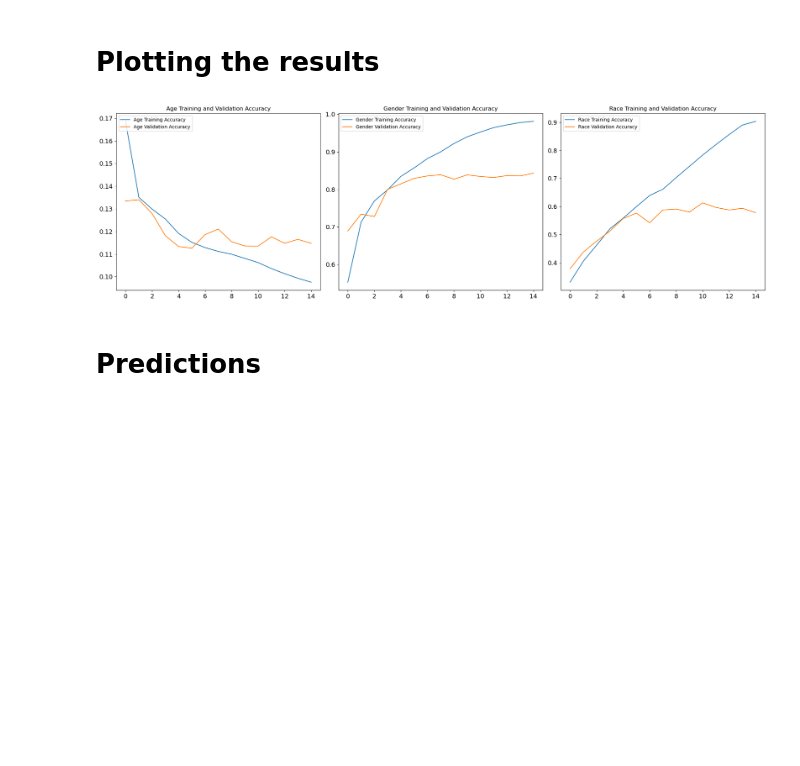
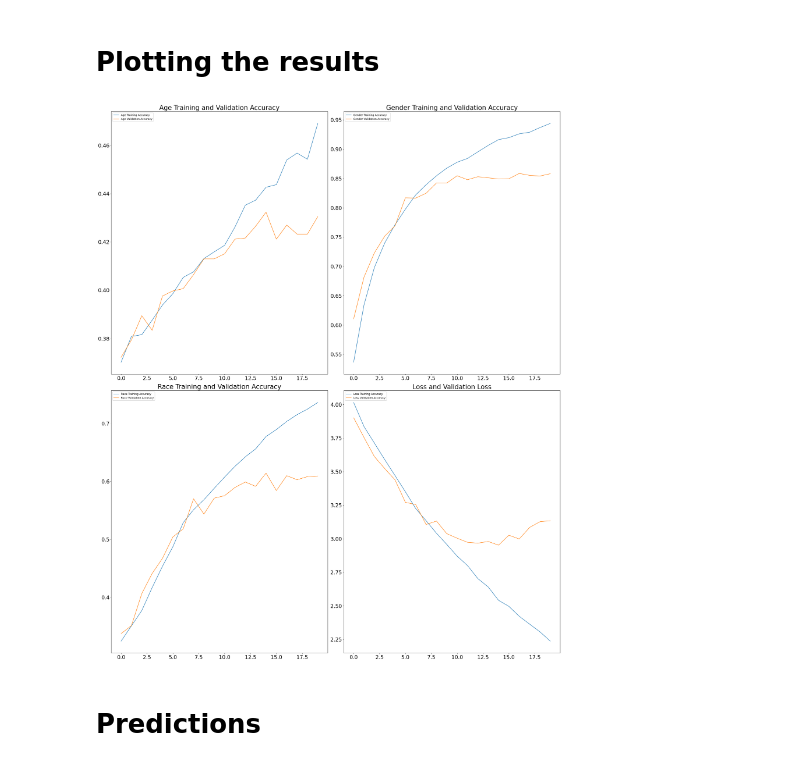
Before and after one commit to janmark101/AgeRaceGenderRecognition, a Jupyter notebook: RaceAgeGenderRecognition.ipynb, the cells around one changed output. Saved outputs shown, nothing was run; the diff lists cells and outputs as text; code cells hidden in the pictures; blank space fills up the shorter version.

Commit message:
added data generator

```diff
--- a/RaceAgeGenderRecognition.ipynb
+++ b/RaceAgeGenderRecognition.ipynb
@@ -135,3 +184,0 @@ memory usage: 546.2+ KB
-# %%
-df = df[df['Age'] < 95]
-df = df[df['Age'] > 4]
@@ -176,7 +203,9 @@ for i in range(9):
 # %%
 from sklearn.model_selection import train_test_split
 
-df_train,df_test = train_test_split(df,test_size=0.003,random_state=42)
+df_train,df_test = train_test_split(df,test_size=0.006,random_state=42)
+df_train,df_valid = train_test_split(df_train,test_size=0.25,random_state=42)
 print(len(df_train))
 print(len(df_test))
+print(len(df_valid))
 # %% [output]
@@ -310,8 +306,12 @@ Model: "functional_21"
 # %% [markdown]
 # Training
+# %%
+epochs = 20
 # %%
-epochs = 15
-history = model.fit(
-  x=images, y={'race_output': race_label,'gender_output': gender_label,'age_output' : age_label},
-  batch_size=64, epochs=epochs, validation_split=0.2)
+
+history = model.fit(traingen,
+                   epochs=epochs,
+                   validation_data=valgen,
+                   callbacks=[early_stopping,checkpoint],
+                   )
 # %% [output]
@@ -336,47 +336,54 @@ Epoch 15/15
 # Plotting the results
 # %%
 
-age_acc = history.history['age_output_mae']
-age_val_acc = history.history['val_age_output_mae']
+age_acc = history.history['age_output_accuracy']
+age_val_acc = history.history['val_age_output_accuracy']
 
 gender_acc = history.history['gender_output_accuracy']
 gender_val_acc = history.history['val_gender_output_accuracy']
 
 race_acc = history.history['race_output_accuracy']
 race_val_acc = history.history['val_race_output_accuracy']
 
-
+loss = history.history['loss']
+val_loss = history.history['val_loss']
 
 
 epochs_range = range(epochs)
 
 
-fig, axs = plt.subplots(1, 3, figsize=(20, 6))
+fig, axs = plt.subplots(2, 2, figsize=(25, 30))
 
 
-axs[0].plot(epochs_range, age_acc, label='Age Training Accuracy')
-axs[0].plot(epochs_range, age_val_acc, label='Age Validation Accuracy')
-axs[0].legend(loc='upper left')
-axs[0].set_title('Age Training and Validation Accuracy')
-axs[0].tick_params(axis='both', which='major', labelsize=13)
+axs[0][0].plot(epochs_range, age_acc, label='Age Training Accuracy')
+axs[0][0].plot(epochs_range, age_val_acc, label='Age Validation Accuracy')
+axs[0][0].legend(loc='upper left')
+axs[0][0].set_title('Age Training and Validation Accuracy',size=25)
+axs[0][0].tick_params(axis='both', which='major', labelsize=20)
 
 
-axs[1].plot(epochs_range, gender_acc, label='Gender Training Accuracy')
-axs[1].plot(epochs_range, gender_val_acc, label='Gender Validation Accuracy')
-axs[1].legend(loc='upper left')
-axs[1].set_title('Gender Training and Validation Accuracy')
-axs[1].tick_params(axis='both', which='major', labelsize=13)
+axs[0][1].plot(epochs_range, gender_acc, label='Gender Training Accuracy')
+axs[0][1].plot(epochs_range, gender_val_acc, label='Gender Validation Accuracy')
+axs[0][1].legend(loc='upper left')
+axs[0][1].set_title('Gender Training and Validation Accuracy',size=25)
+axs[0][1].tick_params(axis='both', which='major', labelsize=20)
 
 
-axs[2].plot(epochs_range, race_acc, label='Race Training Accuracy')
-axs[2].plot(epochs_range, race_val_acc, label='Race Validation Accuracy')
-axs[2].legend(loc='upper left')
-axs[2].set_title('Race Training and Validation Accuracy')
-axs[2].tick_params(axis='both', which='major', labelsize=13)
+axs[1][0].plot(epochs_range, race_acc, label='Race Training Accuracy')
+axs[1][0].plot(epochs_range, race_val_acc, label='Race Validation Accuracy')
+axs[1][0].legend(loc='upper left')
+axs[1][0].set_title('Race Training and Validation Accuracy',size=25)
+axs[1][0].tick_params(axis='both', which='major', labelsize=20)
+
+axs[1][1].plot(epochs_range, loss, label='Loss Training Accuracy')
+axs[1][1].plot(epochs_range, val_loss, label='Loss Validation Accuracy')
+axs[1][1].legend(loc='upper left')
+axs[1][1].set_title('Loss and Validation Loss',size=25)
+axs[1][1].tick_params(axis='both', which='major', labelsize=20)
 
 plt.tight_layout()
 plt.show()
 # %% [output]
-[figure, old version]
+[figure, new version]
 # %% [markdown]
 # Predictions
```
Also changed, not shown: parts of 29 cells of this notebook, 4 other files.
